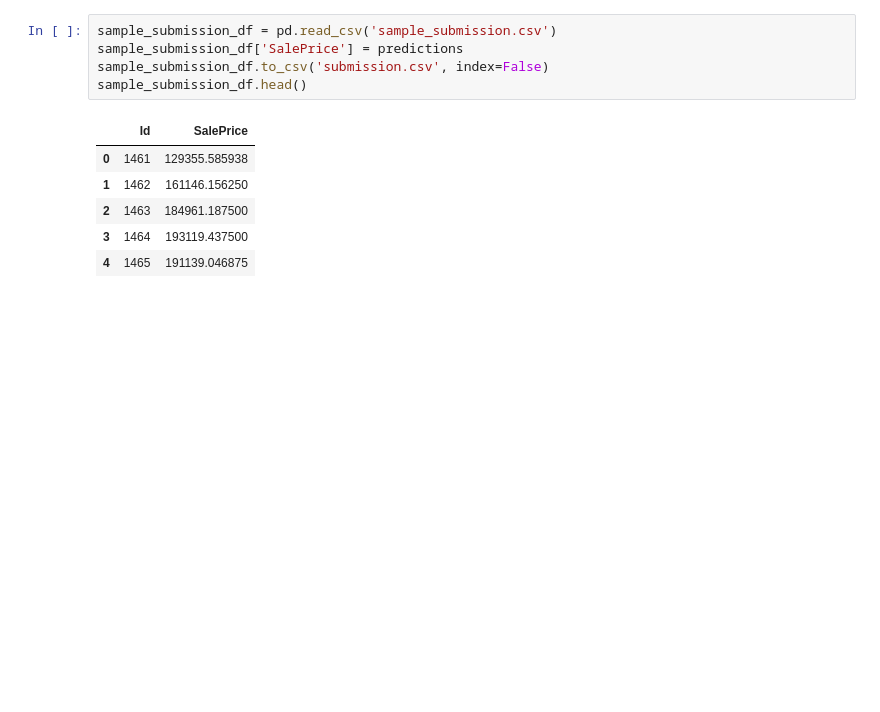
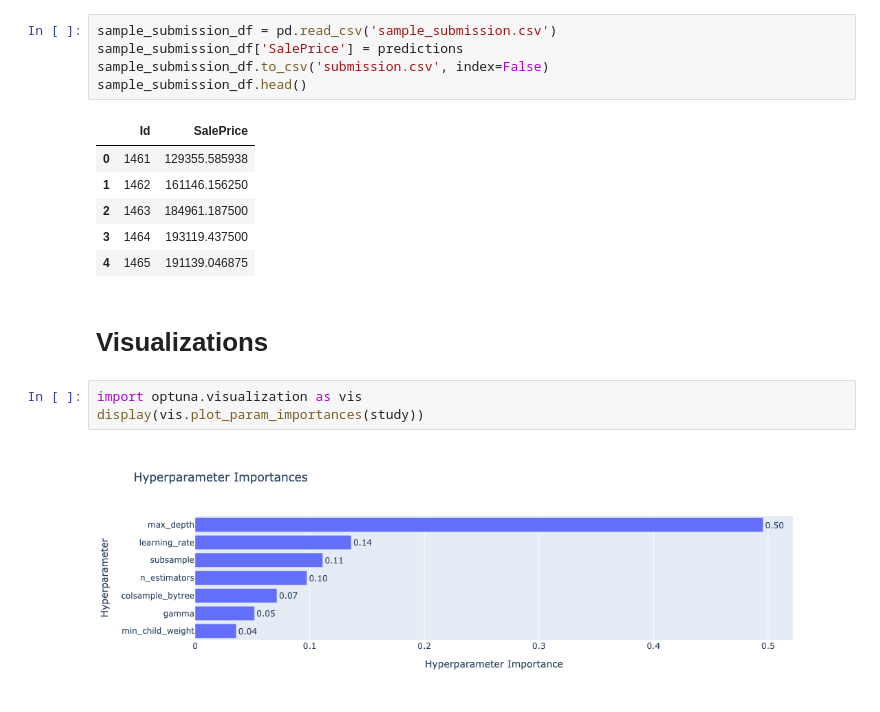
Before and after one commit to msmyth76/Kaggle-Competitions, a Jupyter notebook: House Prices/House Prices.ipynb, the cells around one changed output. Cells and saved outputs as stored; diff of their text form; blank space fills up the shorter version.

Commit message:
refactor: add visualizations for model performance and feature insights

```diff
--- a/House Prices/House Prices.ipynb
+++ b/House Prices/House Prices.ipynb
@@ -537,3 +440,10 @@ sample_submission_df.head()
 | 2 | 1463 | 184961.187500 |
 | 3 | 1464 | 193119.437500 |
 | 4 | 1465 | 191139.046875 |
+# %% [markdown]
+# Visualizations
+# %%
+import optuna.visualization as vis
+display(vis.plot_param_importances(study))
+# %% [output]
+[figure, added]
```
Also changed, not shown: parts of 6 cells of this notebook.
